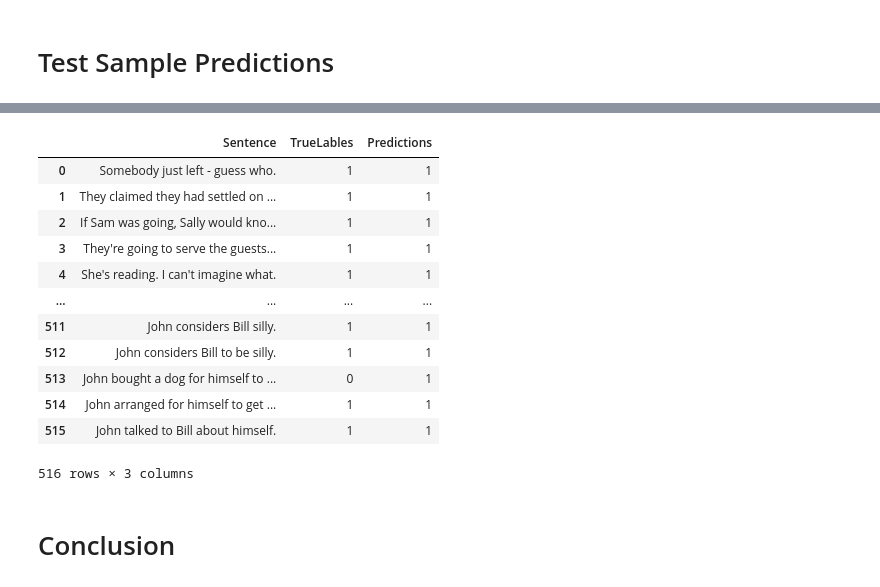
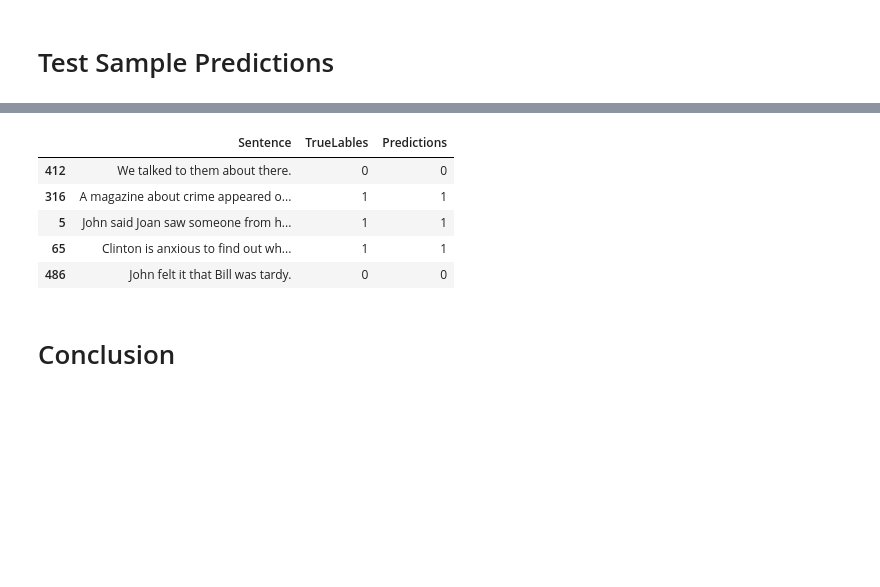
Before and after one commit to NLP-END3/Session11, a Jupyter notebook: BERT_Fine_Tuning_Sentence_Classification_v4.ipynb, the cells around one changed output, grey strips where cells are left out. Saved outputs shown, nothing was run; the diff lists cells and outputs as text; code cells hidden in the pictures; blank space fills up the shorter version.

```diff
--- a/BERT_Fine_Tuning_Sentence_Classification_v4.ipynb
+++ b/BERT_Fine_Tuning_Sentence_Classification_v4.ipynb
@@ -1196,23 +1176,15 @@ test_sentences
 # %%
 from google.colab import data_table
 
 predDf = pd.DataFrame({"Sentence":sentences,"TrueLables":flat_true_labels,"Predictions":flat_predictions})
-
-data_table.DataTable(predDf)
+predDf.sample(5).style
 # %% [output]
 |  | Sentence | TrueLables | Predictions |
-| 0 | Somebody just left - guess who. | 1 | 1 |
-| 1 | They claimed they had settled on ... | 1 | 1 |
-| 2 | If Sam was going, Sally would kno... | 1 | 1 |
-| 3 | They're going to serve the guests... | 1 | 1 |
-| 4 | She's reading. I can't imagine what. | 1 | 1 |
-| ... | ... | ... | ... |
-| 511 | John considers Bill silly. | 1 | 1 |
-| 512 | John considers Bill to be silly. | 1 | 1 |
-| 513 | John bought a dog for himself to ... | 0 | 1 |
-| 514 | John arranged for himself to get ... | 1 | 1 |
-| 515 | John talked to Bill about himself. | 1 | 1 |
+| 412 | We talked to them about there. | 0 | 0 |
+| 316 | A magazine about crime appeared o... | 1 | 1 |
+| 5 | John said Joan saw someone from h... | 1 | 1 |
+| 65 | Clinton is anxious to find out wh... | 1 | 1 |
+| 486 | John felt it that Bill was tardy. | 0 | 0 |
-516 rows × 3 columns
 # %% [markdown]
 # Conclusion
 # %% [markdown]
```
Also changed, not shown: parts of 1 cell of this notebook.
